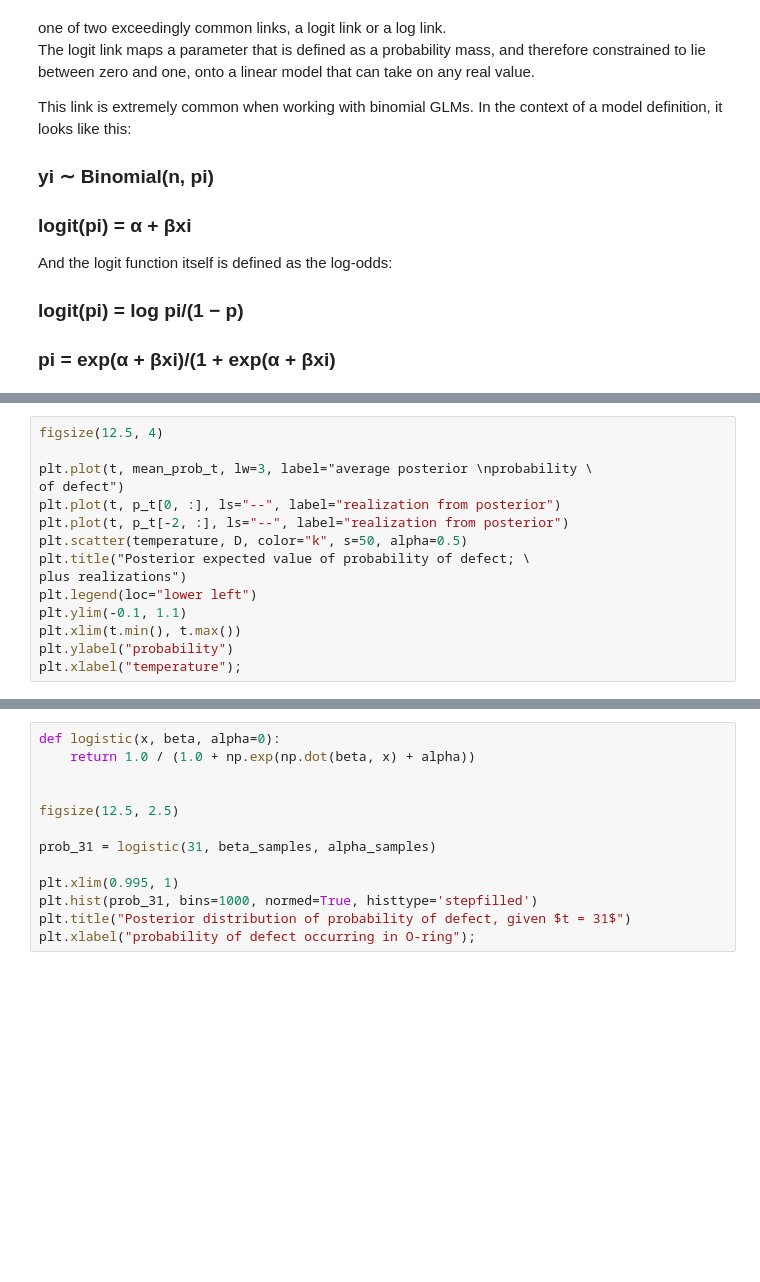
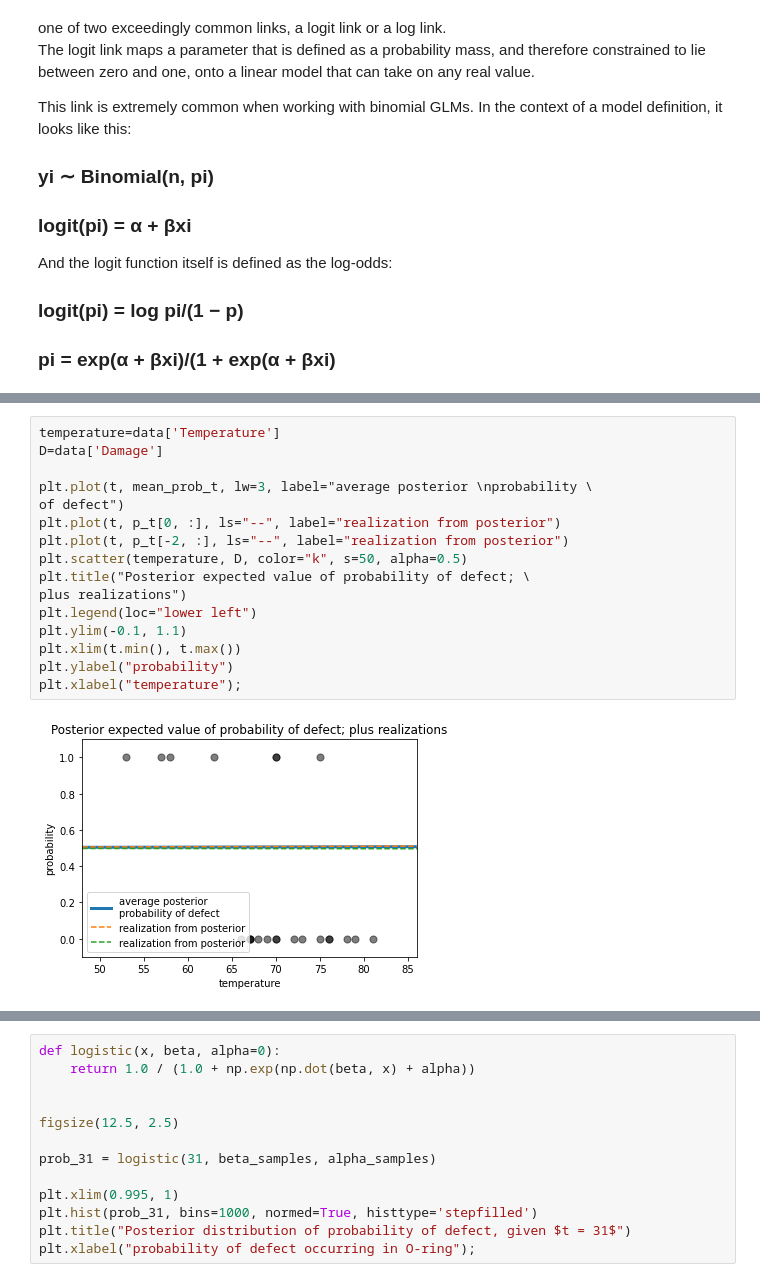
Before and after one commit to gsahinpi/dats511Fall2021, a Jupyter notebook: glm1.ipynb, the cells around one changed output, grey strips where cells are left out. Saved outputs shown, nothing was run; the diff lists cells and outputs as text; blank space fills up the shorter version.

```diff
--- a/glm1.ipynb
+++ b/glm1.ipynb
@@ -144,20 +165,23 @@ p_t = logistic(t.T, beta_samples, alpha_samples)
 
 mean_prob_t = p_t.mean(axis=0)
 # %%
-figsize(12.5, 4)
+temperature=data['Temperature']
+D=data['Damage']
 
 plt.plot(t, mean_prob_t, lw=3, label="average posterior \nprobability \
 of defect")
 plt.plot(t, p_t[0, :], ls="--", label="realization from posterior")
 plt.plot(t, p_t[-2, :], ls="--", label="realization from posterior")
 plt.scatter(temperature, D, color="k", s=50, alpha=0.5)
 plt.title("Posterior expected value of probability of defect; \
 plus realizations")
 plt.legend(loc="lower left")
 plt.ylim(-0.1, 1.1)
 plt.xlim(t.min(), t.max())
 plt.ylabel("probability")
 plt.xlabel("temperature");
+# %% [output]
+[figure, added]
 # %%
 from scipy.stats.mstats import mquantiles
 
```
Also changed, not shown: parts of 5 cells of this notebook, 1 other file.
